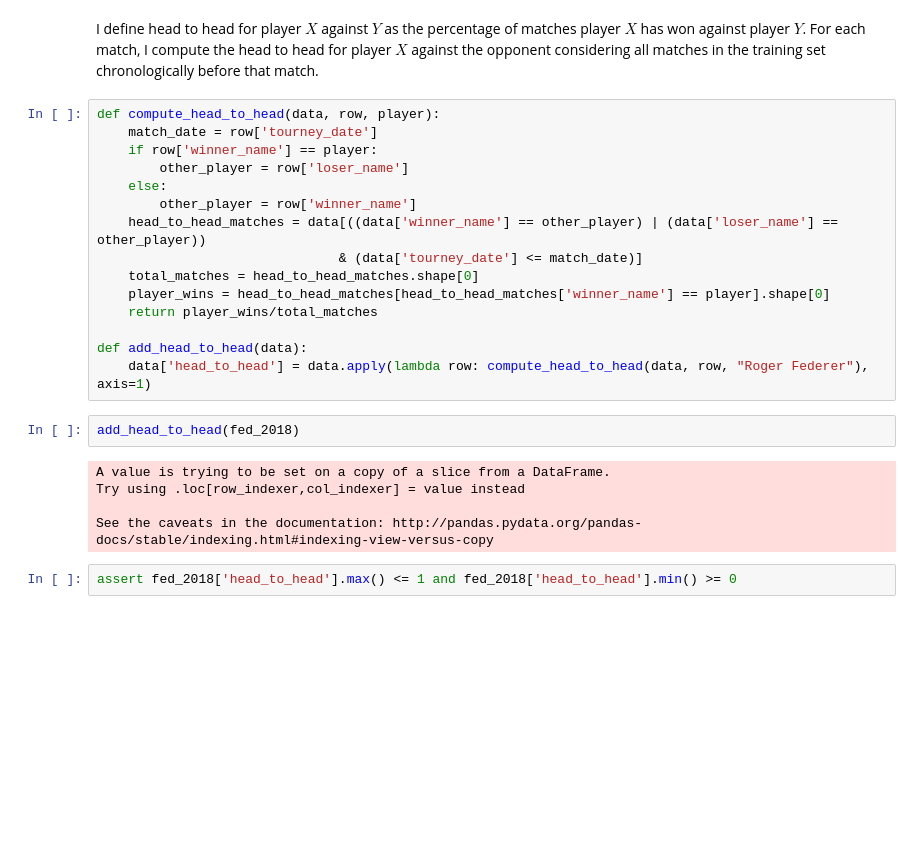
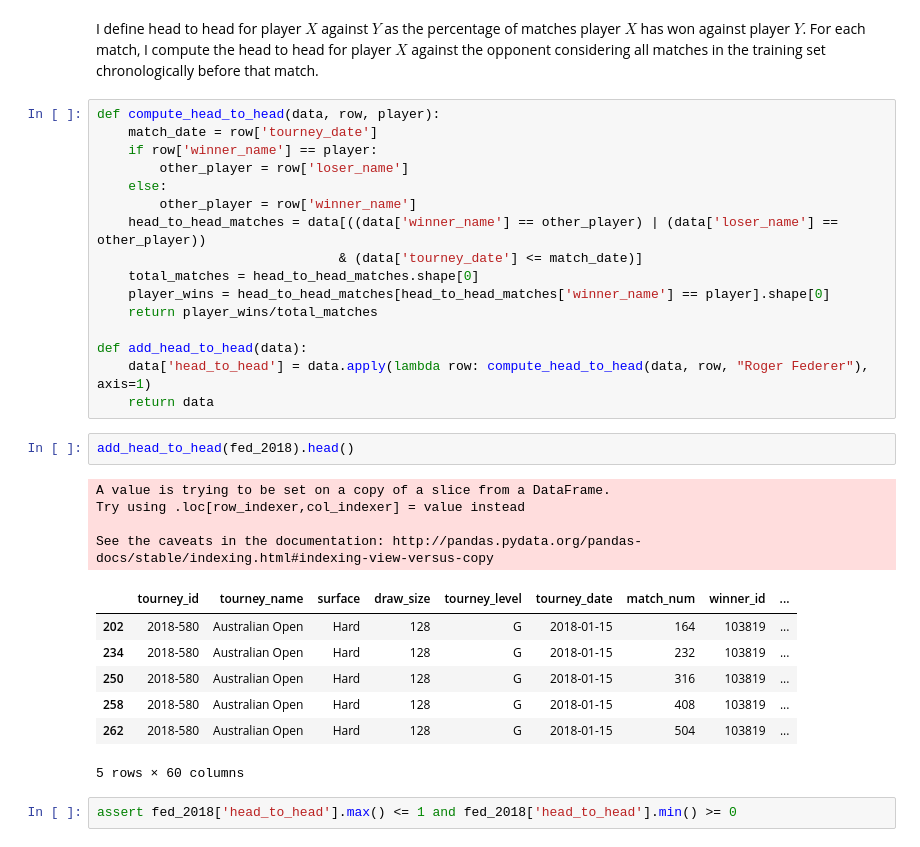
Before and after one commit to rkunani/GameSetMatch, a Jupyter notebook: feature-engineering.ipynb, the cells around one changed output. Drawn from its saved outputs; the diff is of its cells as text; blank space fills up the shorter version.

```diff
--- a/feature-engineering.ipynb
+++ b/feature-engineering.ipynb
@@ -220,13 +255,21 @@ def compute_head_to_head(data, row, player):
 
 def add_head_to_head(data):
     data['head_to_head'] = data.apply(lambda row: compute_head_to_head(data, row, "Roger Federer"), axis=1)
+    return data
 # %%
-add_head_to_head(fed_2018)
+add_head_to_head(fed_2018).head()
 # %% [output]
 A value is trying to be set on a copy of a slice from a DataFrame.
 Try using .loc[row_indexer,col_indexer] = value instead
 
 See the caveats in the documentation: http://pandas.pydata.org/pandas-docs/stable/indexing.html#indexing-view-versus-copy
+|  | tourney_id | tourney_name | surface | draw_size | tourney_level | tourney_date | match_num | winner_id | ... |
+| 202 | 2018-580 | Australian Open | Hard | 128 | G | 2018-01-15 | 164 | 103819 | ... |
+| 234 | 2018-580 | Australian Open | Hard | 128 | G | 2018-01-15 | 232 | 103819 | ... |
+| 250 | 2018-580 | Australian Open | Hard | 128 | G | 2018-01-15 | 316 | 103819 | ... |
+| 258 | 2018-580 | Australian Open | Hard | 128 | G | 2018-01-15 | 408 | 103819 | ... |
+| 262 | 2018-580 | Australian Open | Hard | 128 | G | 2018-01-15 | 504 | 103819 | ... |
+5 rows × 60 columns
 # %%
 assert fed_2018['head_to_head'].max() <= 1 and fed_2018['head_to_head'].min() >= 0
 # %% [markdown]
```
Also changed, not shown: parts of 11 cells of this notebook.
